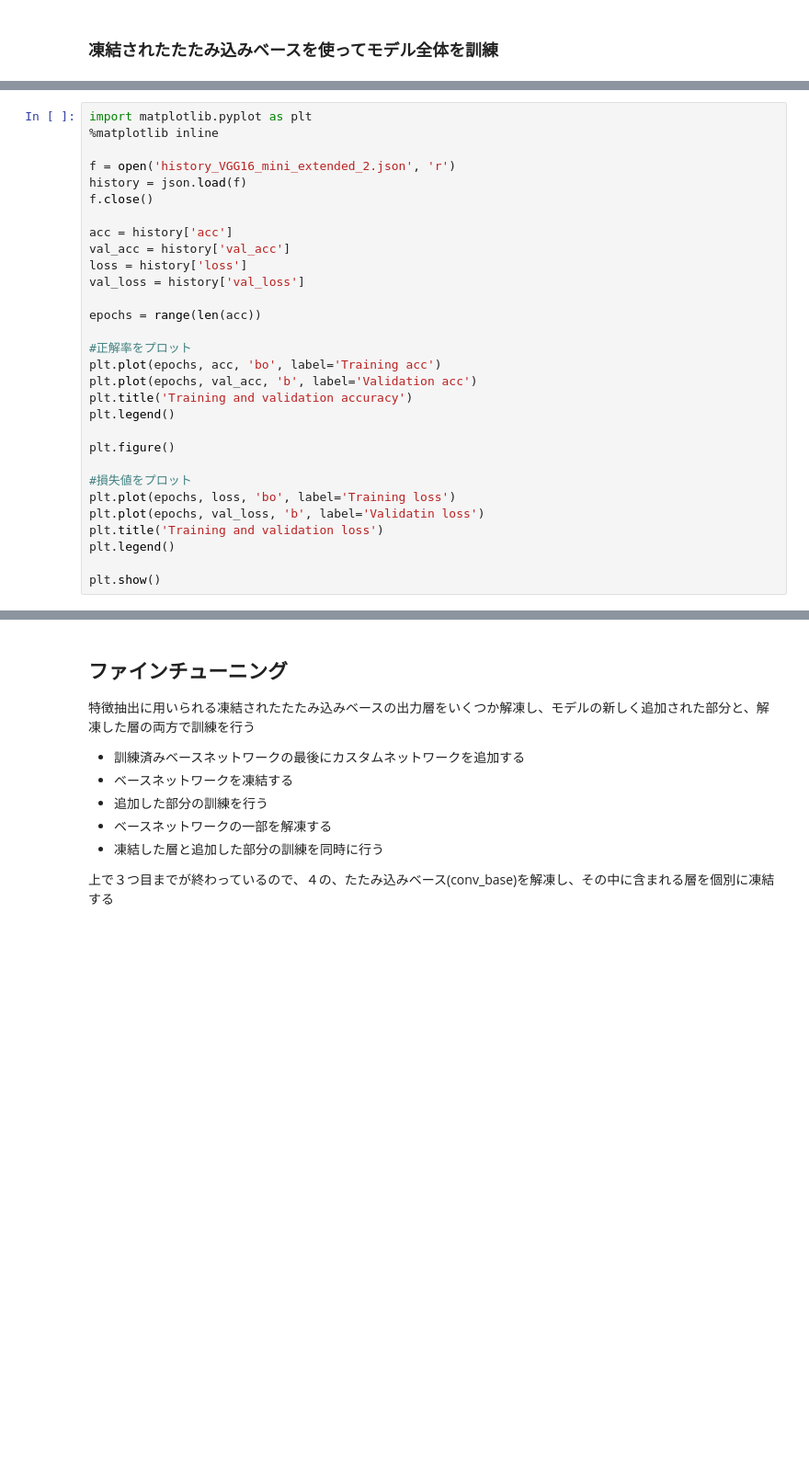
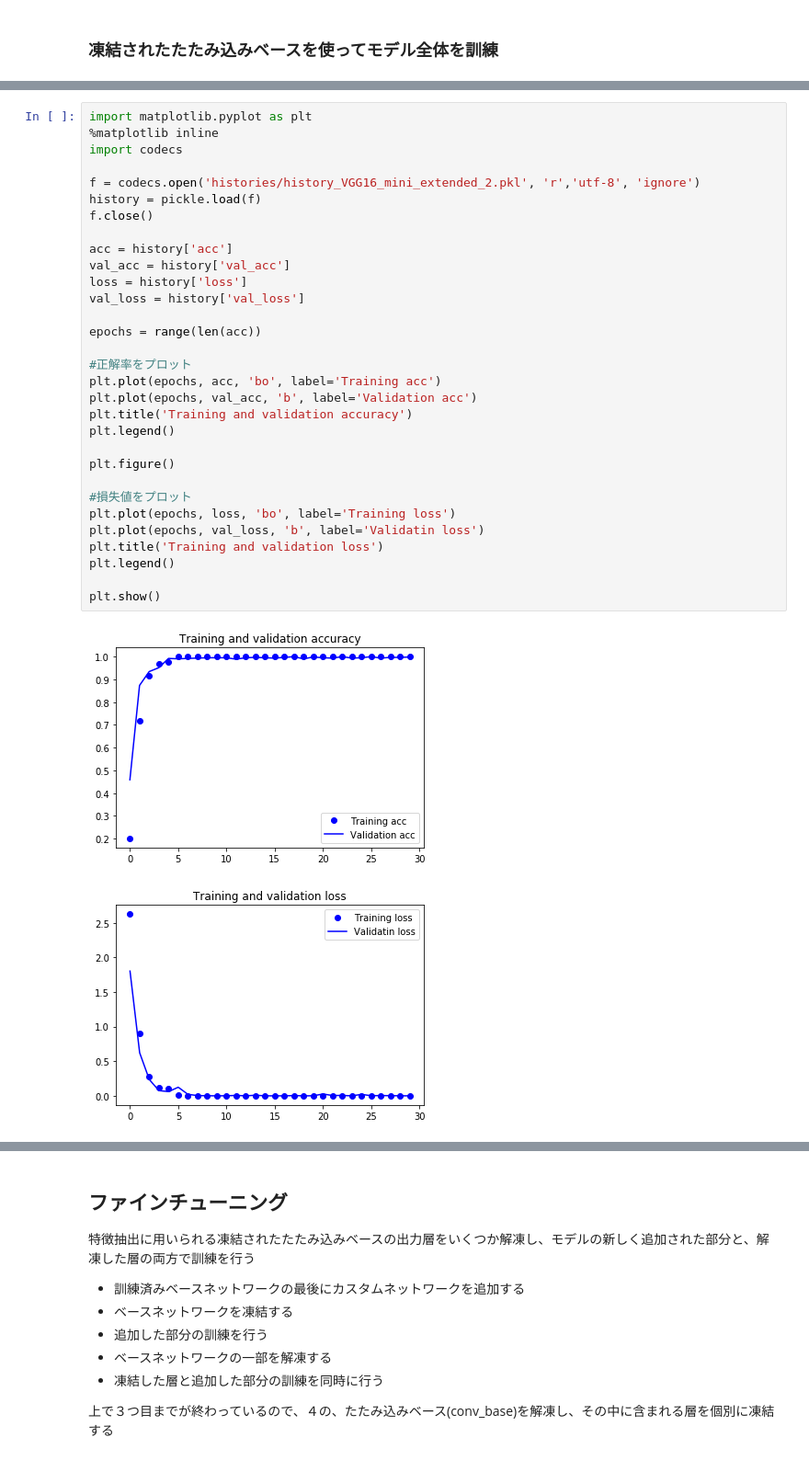
Before and after one commit to ibkuroyagi/digital-image-experiment-cnn-by-car, a Jupyter notebook: 5.5-VGG16-extended-Trained-model.ipynb, the cells around one changed output, grey strips where cells are left out. Shown at 92% size. Saved outputs shown, nothing was run; the diff lists cells and outputs as text; blank space fills up the shorter version.

```diff
--- a/5.5-VGG16-extended-Trained-model.ipynb
+++ b/5.5-VGG16-extended-Trained-model.ipynb
@@ -170,30 +150,34 @@ model.save('model/VGG16_mini_extended_2.h5')
 # %%
 import matplotlib.pyplot as plt
 %matplotlib inline
+import codecs
 
-f = open('history_VGG16_mini_extended_2.json', 'r')
-history = json.load(f)
+f = codecs.open('histories/history_VGG16_mini_extended_2.pkl', 'r','utf-8', 'ignore')
+history = pickle.load(f)
 f.close()
 
 acc = history['acc']
 val_acc = history['val_acc']
 loss = history['loss']
 val_loss = history['val_loss']
 
 epochs = range(len(acc))
 
 #正解率をプロット
 plt.plot(epochs, acc, 'bo', label='Training acc')
 plt.plot(epochs, val_acc, 'b', label='Validation acc')
 plt.title('Training and validation accuracy')
 plt.legend()
 
 plt.figure()
 
 #損失値をプロット
 plt.plot(epochs, loss, 'bo', label='Training loss')
 plt.plot(epochs, val_loss, 'b', label='Validatin loss')
 plt.title('Training and validation loss')
 plt.legend()
 
 plt.show()
+# %% [output]
+[figure, added]
+[figure, added]
```
Also changed, not shown: parts of 12 cells of this notebook, 14 other files.
